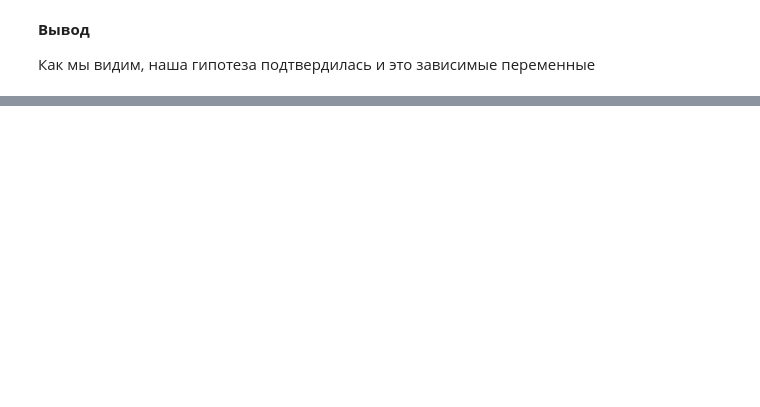
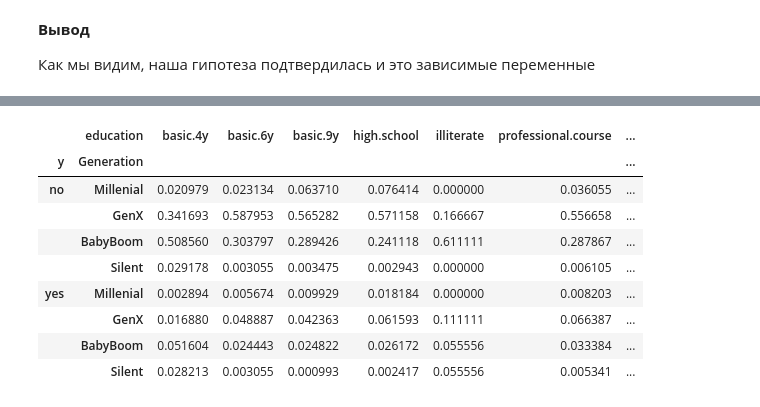
Before and after one commit to egorsemevskiy/EPAM, a Jupyter notebook: statistics/EDA/EDA_HW_EGOR_SEMEVSKIY.ipynb, the cells around one changed output, grey strips where cells are left out. Cells and saved outputs as stored; diff of their text form; code cells hidden in the pictures; blank space fills up the shorter version.

```diff
--- a/statistics/EDA/EDA_HW_EGOR_SEMEVSKIY.ipynb
+++ b/statistics/EDA/EDA_HW_EGOR_SEMEVSKIY.ipynb
@@ -519,0 +561,14 @@ Probably dependent
+# %%
+cross_eg_n = cross([[df['y'], df['Generation']], df['education']], normalize='columns')
+cross_eg_n[0]
+# %% [output]
+|  | education | basic.4y | basic.6y | basic.9y | high.school | illiterate | professional.course | ... |
+| y | Generation |  |  |  |  |  |  | ... |
+| no | Millenial | 0.020979 | 0.023134 | 0.063710 | 0.076414 | 0.000000 | 0.036055 | ... |
+|  | GenX | 0.341693 | 0.587953 | 0.565282 | 0.571158 | 0.166667 | 0.556658 | ... |
+|  | BabyBoom | 0.508560 | 0.303797 | 0.289426 | 0.241118 | 0.611111 | 0.287867 | ... |
+|  | Silent | 0.029178 | 0.003055 | 0.003475 | 0.002943 | 0.000000 | 0.006105 | ... |
+| yes | Millenial | 0.002894 | 0.005674 | 0.009929 | 0.018184 | 0.000000 | 0.008203 | ... |
+|  | GenX | 0.016880 | 0.048887 | 0.042363 | 0.061593 | 0.111111 | 0.066387 | ... |
+|  | BabyBoom | 0.051604 | 0.024443 | 0.024822 | 0.026172 | 0.055556 | 0.033384 | ... |
+|  | Silent | 0.028213 | 0.003055 | 0.000993 | 0.002417 | 0.055556 | 0.005341 | ... |
```
Also changed, not shown: parts of 59 cells of this notebook.
